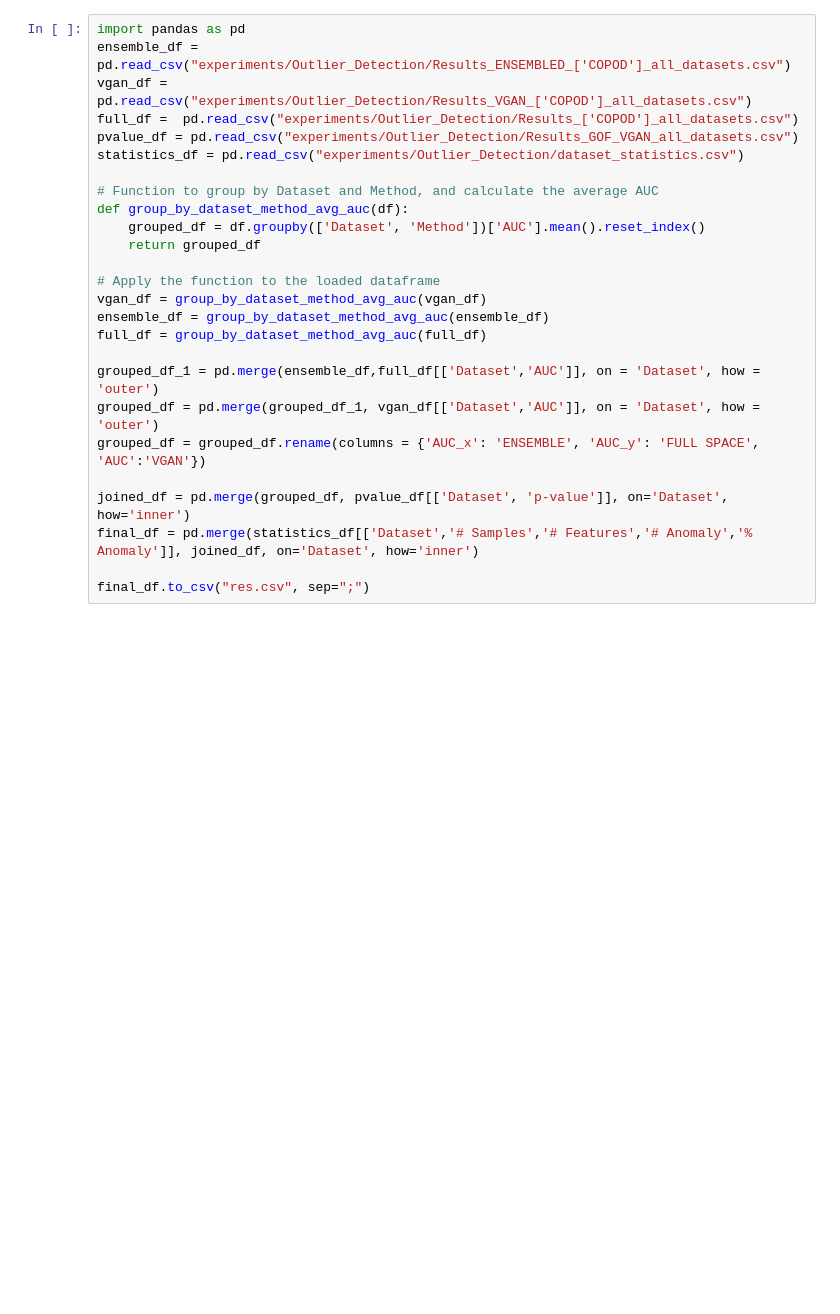
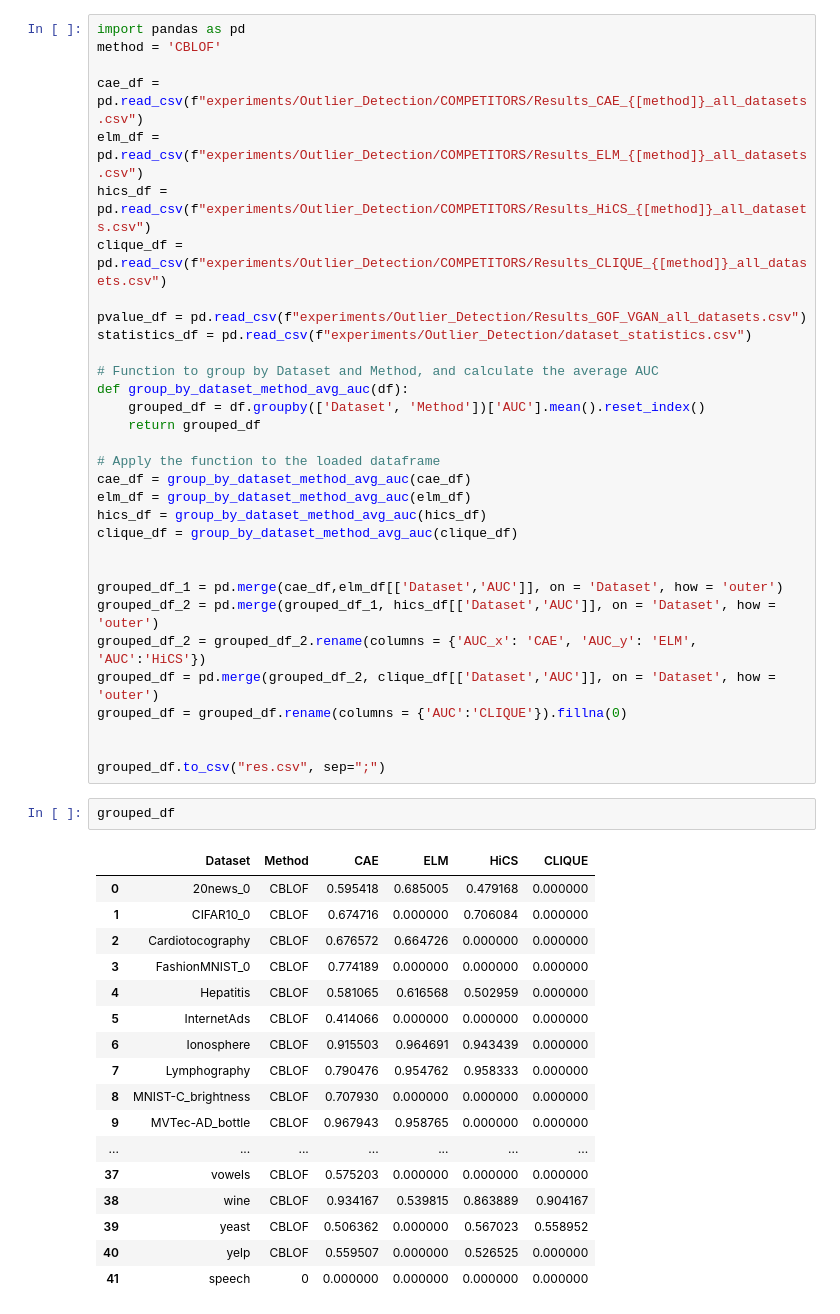
Before and after one commit to jcribeiro98/V-GAN, a Jupyter notebook: images.ipynb, the cells around one changed output. Cells and saved outputs as stored; diff of their text form; blank space fills up the shorter version.

Commit message:
Added and cleaned the file for generating images for the experiment

```diff
--- a/images.ipynb
+++ b/images.ipynb
@@ -1,10 +1,14 @@
 # %%
 import pandas as pd
-ensemble_df = pd.read_csv("experiments/Outlier_Detection/Results_ENSEMBLED_['COPOD']_all_datasets.csv")
-vgan_df = pd.read_csv("experiments/Outlier_Detection/Results_VGAN_['COPOD']_all_datasets.csv")
-full_df =  pd.read_csv("experiments/Outlier_Detection/Results_['COPOD']_all_datasets.csv")
-pvalue_df = pd.read_csv("experiments/Outlier_Detection/Results_GOF_VGAN_all_datasets.csv")
-statistics_df = pd.read_csv("experiments/Outlier_Detection/dataset_statistics.csv")
+method = 'CBLOF'
+
+cae_df = pd.read_csv(f"experiments/Outlier_Detection/COMPETITORS/Results_CAE_{[method]}_all_datasets.csv")
+elm_df =  pd.read_csv(f"experiments/Outlier_Detection/COMPETITORS/Results_ELM_{[method]}_all_datasets.csv")
+hics_df = pd.read_csv(f"experiments/Outlier_Detection/COMPETITORS/Results_HiCS_{[method]}_all_datasets.csv")
+clique_df = pd.read_csv(f"experiments/Outlier_Detection/COMPETITORS/Results_CLIQUE_{[method]}_all_datasets.csv")
+
+pvalue_df = pd.read_csv(f"experiments/Outlier_Detection/Results_GOF_VGAN_all_datasets.csv")
+statistics_df = pd.read_csv(f"experiments/Outlier_Detection/dataset_statistics.csv")
 
 # Function to group by Dataset and Method, and calculate the average AUC
 def group_by_dataset_method_avg_auc(df):
@@ -12,18 +16,40 @@ def group_by_dataset_method_avg_auc(df):
     return grouped_df
 
 # Apply the function to the loaded dataframe
-vgan_df = group_by_dataset_method_avg_auc(vgan_df)
-ensemble_df = group_by_dataset_method_avg_auc(ensemble_df)
-full_df = group_by_dataset_method_avg_auc(full_df)
+cae_df = group_by_dataset_method_avg_auc(cae_df)
+elm_df = group_by_dataset_method_avg_auc(elm_df)
+hics_df = group_by_dataset_method_avg_auc(hics_df)
+clique_df = group_by_dataset_method_avg_auc(clique_df)
 
-grouped_df_1 = pd.merge(ensemble_df,full_df[['Dataset','AUC']], on = 'Dataset', how = 'outer')
-grouped_df = pd.merge(grouped_df_1, vgan_df[['Dataset','AUC']], on = 'Dataset', how = 'outer')
-grouped_df = grouped_df.rename(columns = {'AUC_x': 'ENSEMBLE', 'AUC_y': 'FULL SPACE', 'AUC':'VGAN'})
 
-joined_df = pd.merge(grouped_df, pvalue_df[['Dataset', 'p-value']], on='Dataset', how='inner')
-final_df = pd.merge(statistics_df[['Dataset','# Samples','# Features','# Anomaly','% Anomaly']], joined_df, on='Dataset', how='inner')
+grouped_df_1 = pd.merge(cae_df,elm_df[['Dataset','AUC']], on = 'Dataset', how = 'outer')
+grouped_df_2 = pd.merge(grouped_df_1, hics_df[['Dataset','AUC']], on = 'Dataset', how = 'outer')
+grouped_df_2 = grouped_df_2.rename(columns = {'AUC_x': 'CAE', 'AUC_y': 'ELM', 'AUC':'HiCS'})
+grouped_df = pd.merge(grouped_df_2, clique_df[['Dataset','AUC']], on = 'Dataset', how = 'outer')
+grouped_df = grouped_df.rename(columns = {'AUC':'CLIQUE'}).fillna(0)
 
-final_df.to_csv("res.csv", sep=";")
+
+grouped_df.to_csv("res.csv", sep=";")
+# %%
+grouped_df
+# %% [output]
+|  | Dataset | Method | CAE | ELM | HiCS | CLIQUE |
+| 0 | 20news_0 | CBLOF | 0.595418 | 0.685005 | 0.479168 | 0.000000 |
+| 1 | CIFAR10_0 | CBLOF | 0.674716 | 0.000000 | 0.706084 | 0.000000 |
+| 2 | Cardiotocography | CBLOF | 0.676572 | 0.664726 | 0.000000 | 0.000000 |
+| 3 | FashionMNIST_0 | CBLOF | 0.774189 | 0.000000 | 0.000000 | 0.000000 |
+| 4 | Hepatitis | CBLOF | 0.581065 | 0.616568 | 0.502959 | 0.000000 |
+| 5 | InternetAds | CBLOF | 0.414066 | 0.000000 | 0.000000 | 0.000000 |
+| 6 | Ionosphere | CBLOF | 0.915503 | 0.964691 | 0.943439 | 0.000000 |
+| 7 | Lymphography | CBLOF | 0.790476 | 0.954762 | 0.958333 | 0.000000 |
+| 8 | MNIST-C_brightness | CBLOF | 0.707930 | 0.000000 | 0.000000 | 0.000000 |
+| 9 | MVTec-AD_bottle | CBLOF | 0.967943 | 0.958765 | 0.000000 | 0.000000 |
+| ... | ... | ... | ... | ... | ... | ... |
+| 37 | vowels | CBLOF | 0.575203 | 0.000000 | 0.000000 | 0.000000 |
+| 38 | wine | CBLOF | 0.934167 | 0.539815 | 0.863889 | 0.904167 |
+| 39 | yeast | CBLOF | 0.506362 | 0.000000 | 0.567023 | 0.558952 |
+| 40 | yelp | CBLOF | 0.559507 | 0.000000 | 0.526525 | 0.000000 |
+| 41 | speech | 0 | 0.000000 | 0.000000 | 0.000000 | 0.000000 |
 # %%
 import pandas as pd
 import matplotlib.pyplot as plt
```
Also changed, not shown: parts of 24 cells of this notebook.
